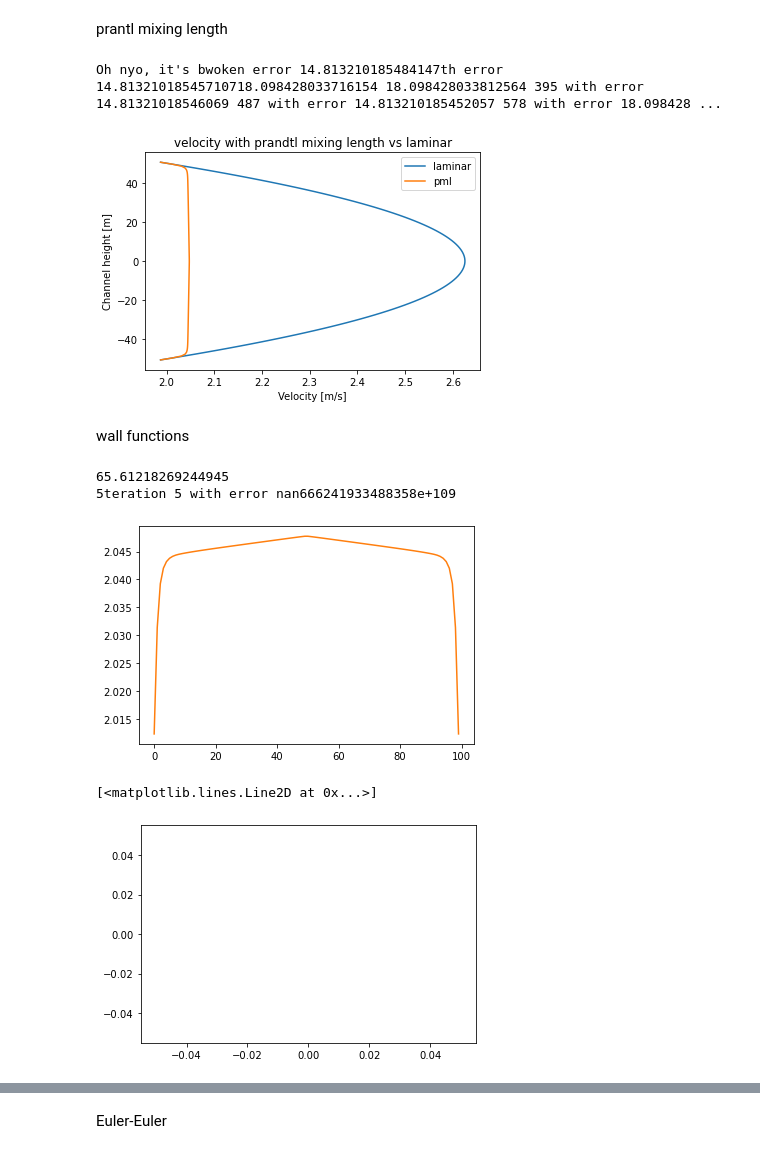
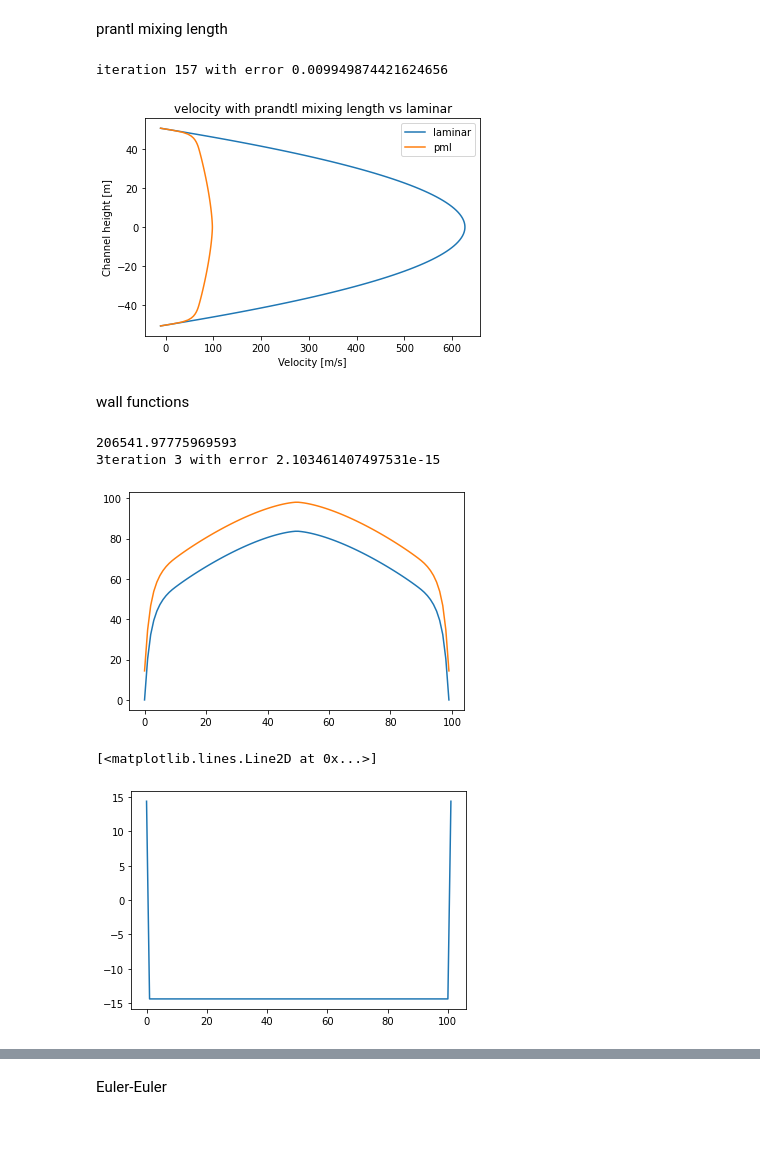
Before and after one commit to Toothpastefairy/comp_multphase_flow, a Jupyter notebook: tasks.ipynb, the cells around one changed output, grey strips where cells are left out. Saved outputs shown, nothing was run; the diff lists cells and outputs as text; code cells hidden in the pictures.

```diff
--- a/tasks.ipynb
+++ b/tasks.ipynb
@@ -11,7 +11,7 @@ Ny = 100
 y_end = 100
 
 # Define flow parameters
-rho = 1000
+rho = 1
 mu_0 = 1
 pressure_difference = 1 * mu_0 / rho
 pressure_boundary = np.array([4, 4]) * mu_0 / rho
@@ -107,15 +106,15 @@ plt.ylabel('Channel height [m]')
 plt.legend()
 plt.show()
 # %% [output]
-Oh nyo, it's bwoken error 14.813210185484147th error 14.81321018545710718.098428033716154 18.098428033812564 395 with error 14.81321018546069 487 with error 14.813210185452057 578 with error 18.098428 ...
+iteration 157 with error 0.009949874421624656
-[figure, old version]
+[figure, new version]
 # %% [markdown]
 wall functions
 # %%
 # Define constants
 kappa = 0.41
 E = 9.8
-nu = mu_turbulent / rho
+nu = 1e-6 #mu_turbulent / rho
 B = 5.0
 
 # Velocity profile
@@ -123,46 +122,46 @@ velocity_new = velocity_turbulent
 
 # First round of calculating variables
 u_1 = velocity_new[1]
-lamberts_factor = abs(lambertw(u_1 * system.y_wall[1] * kappa * np.exp(kappa * B ) / nu[1]))
+lamberts_factor = abs(lambertw(u_1 * system.y_wall[1] * kappa * np.exp(kappa * B ) / nu))
 u_tau = kappa * u_1 / lamberts_factor
 y_plus = system.y_wall * u_tau / nu
 print(y_plus[1])
 
 # Define reference tau_w
 tau_ref = system.pressure_difference[0] * y_end / 2
 
 error  = 10
 epsilon = 1e-7
 i=0
 while error > epsilon:
   velocity_old = velocity_new
   # Calculate new constant with u_tau != u_1 in log
   u_1 = velocity_new[1]
-  lamberts_factor = abs(lambertw(u_1 * system.y_wall[1] * kappa * np.exp(kappa * B ) / nu[1]))
+  lamberts_factor = abs(lambertw(u_1 * system.y_wall[1] * kappa * np.exp(kappa * B ) / nu))
   u_tau = kappa * u_1 / lamberts_factor
 
   # Calculate tau_w and new constant
   tau_w = rho * u_tau**2
   C = tau_w / u_1
 
   # Velocity shouldn't change on u_1
   velocity_new = system.simulate_wallfunctions(mu_turbulent, C, tau_w)
 
   error = np.abs(np.sum(velocity_new - velocity_old) / np.sum(velocity_old))
   i+=1
   print("iteration", i, "with error", error, end='\r')
 
 print(i)
 plt.plot(velocity_new[1:-1])
 plt.plot(velocity_turbulent[1:-1])
 plt.show()
 plt.plot(velocity_new - velocity_turbulent)
 # %% [output]
-65.61218269244945
-5teration 5 with error nan666241933488358e+109
+206541.97775969593
+3teration 3 with error 2.103461407497531e-15
-[figure, old version]
+[figure, new version]
 [<matplotlib.lines.Line2D at 0x...>]
-[figure, old version]
+[figure, new version]
 # %%
 print(tau_w, tau_ref)
 print(y_plus)
```
Also changed, not shown: parts of 4 cells of this notebook, 1 other file.
